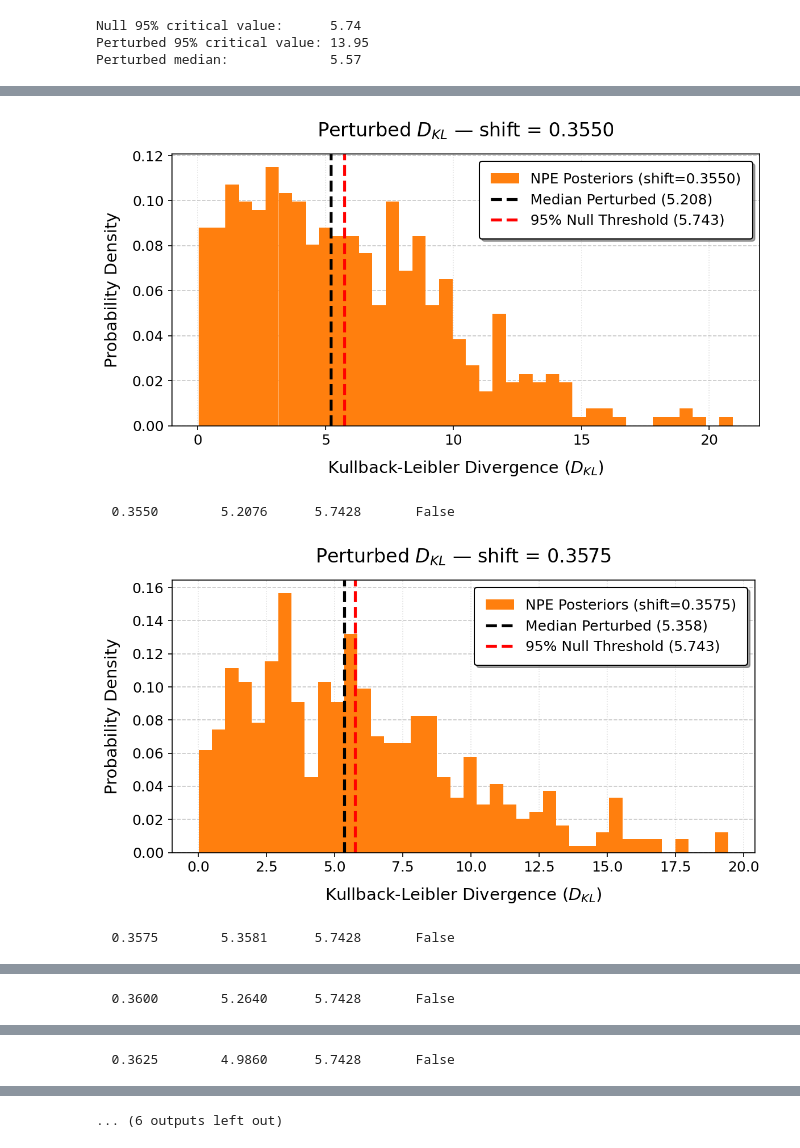
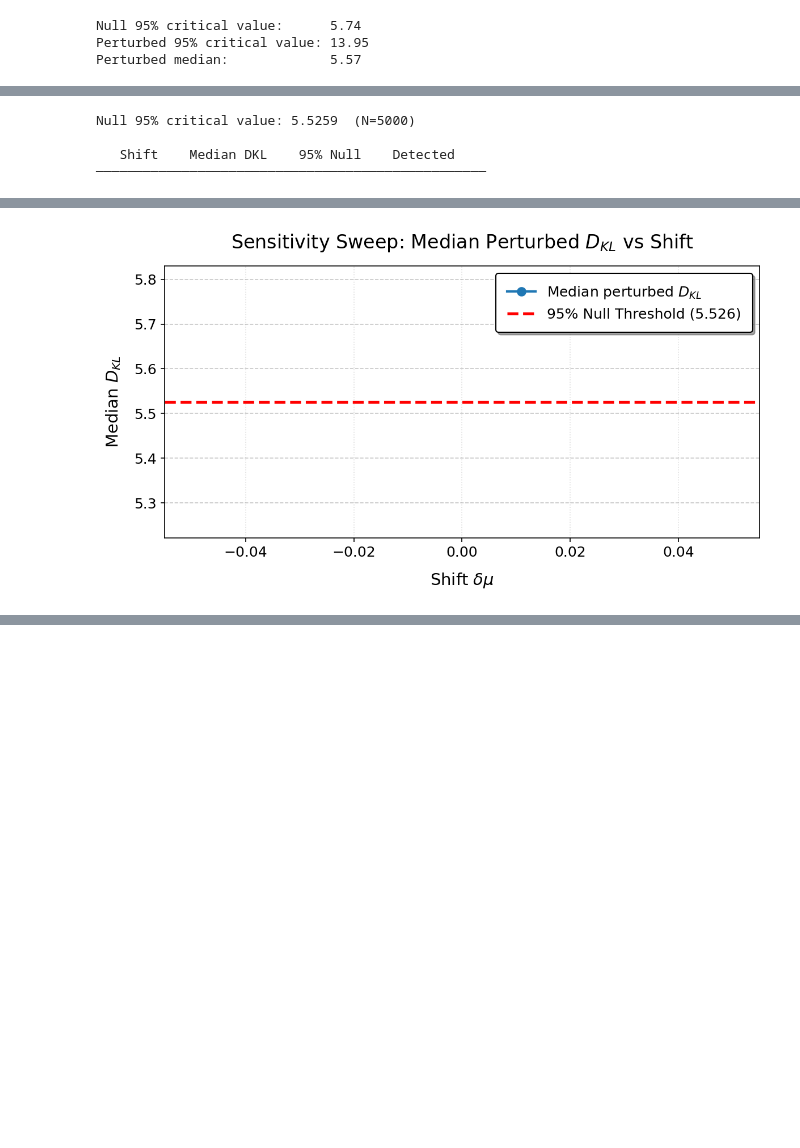
Before and after one commit to jayvasireddy/Part-III-Research-Project, a Jupyter notebook: 2D Gaussian Example/Adapting Current Code.ipynb, the cells around one changed output, grey strips where cells are left out. Drawn from its saved outputs; the diff is of its cells as text; code cells hidden in the pictures; blank space fills up the shorter version.

Commit message:
presentation outputs

```diff
--- a/2D Gaussian Example/Adapting Current Code.ipynb
+++ b/2D Gaussian Example/Adapting Current Code.ipynb
@@ -1759,15 +1770,15 @@ def calibrate_null_dkl_only_parallel(posterior1, posterior2, prior, N, n_theta,
     c = 2.0 / (s + 2.0)
     x_max  = max(float(np.max(dkls)), 15.0)
     x_vals = np.linspace(0.01, x_max, 200)
-    pdf_theoretical = (1.0 / c) * chi2.pdf(x_vals / c, df=2)
+    #pdf_theoretical = (1.0 / c) * chi2.pdf(x_vals / c, df=2)
 
     plt.figure(figsize=(8, 4.5), dpi=150)
     plt.gca().set_axisbelow(True)
     plt.grid(axis='y', linestyle='--', alpha=0.7)
     plt.grid(axis='x', linestyle=':', alpha=0.4)
     plt.hist(dkls, bins=60, density=True, color='tab:blue', label='NPE Posteriors (Null)')
-    plt.plot(x_vals, pdf_theoretical, color='purple', linewidth=2.5,
-             label=r'Theoretical Scaled $\chi^2_2$')
+    #plt.plot(x_vals, pdf_theoretical, color='purple', linewidth=2.5,
+     #        label=r'Theoretical Scaled $\chi^2_2$')
     if dkl_obs is not None:
         plt.axvline(dkl_obs, color='black', linestyle='dashed', linewidth=2.5,
                     label=f'Observed $D_{{KL}}$ ({dkl_obs:.2f})')
@@ -1844,8 +1855,8 @@ def calibrate_perturb_dkl_only_parallel(posterior1, posterior2, prior, N, n_thet
 # Null threshold is also more stable because it uses 5–10× more samples.
 # ─────────────────────────────────────────────────────────────────────────────
 
-N_null        = 2000   # high N — 95th-percentile needs ~1/0.05 × this for low quantile noise
-N_pert        = 500    # lower N fine for median (uses full distribution)
+N_null        =5000   # high N — 95th-percentile needs ~1/0.05 × this for low quantile noise
+N_pert        = 2    # lower N fine for median (uses full distribution)
 n_theta_sweep = 500
 
 # Step 1 ── null distribution, computed once
@@ -1858,7 +1869,7 @@ dkls_null_sweep, crit_val_95_sweep = calibrate_null_dkl_only_parallel(
 
 # Step 2 ── sweep shifts; stop once sensitivity threshold is reached
 #   Adjust range/step to taste. Start coarse, refine once you know the ballpark.
-shifts_to_test = np.arange(0.355, 0.37, 0.0025)
+shifts_to_test = np.arange(0.355, 0.355, 0.0025)
 sweep_results  = []   # (shift, median_p, detected)
 
 print(f"\n{'Shift':>8}  {'Median DKL':>12}  {'95% Null':>10}  {'Detected':>10}")
@@ -1929,0 +1954,4 @@ Null 95% critical value: 5.7428  (N=2000)
+Null 95% critical value: 5.5259  (N=5000)
+
+   Shift    Median DKL    95% Null    Detected
+──────────────────────────────────────────────────
@@ -1930,4 +1976 @@ Null 95% critical value: 5.7428  (N=2000)
-[figure, old version]
+[figure, new version]
-  0.3550        5.2076      5.7428       False
-[figure, removed]
-  0.3575        5.3581      5.7428       False
@@ -1935 +1976,0 @@ Null 95% critical value: 5.7428  (N=2000)
-  0.3600        5.2640      5.7428       False
@@ -1937 +1976,0 @@ Null 95% critical value: 5.7428  (N=2000)
-  0.3625        4.9860      5.7428       False
@@ -1939 +1976,0 @@ Null 95% critical value: 5.7428  (N=2000)
-... (6 outputs left out)
```
Also changed, not shown: parts of 4 cells of this notebook, 12 other files.
